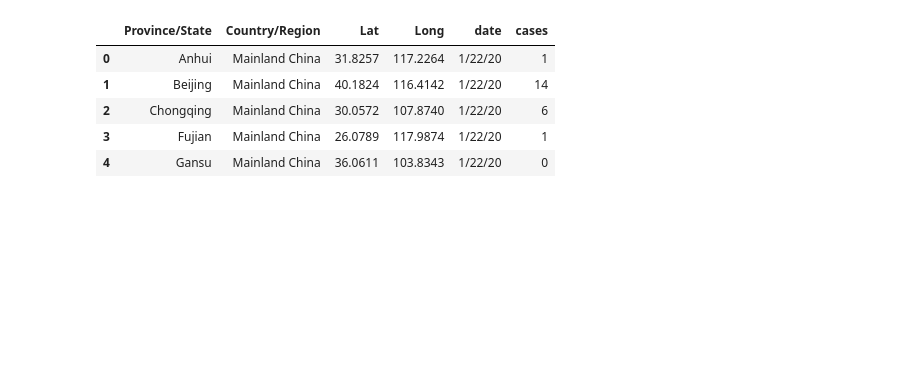
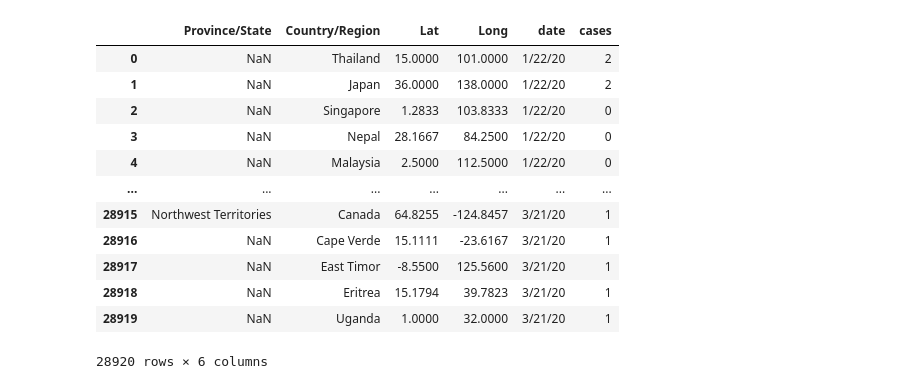
Before and after one commit to data-coder/jupyter-notebooks, a Jupyter notebook: Python_Data_Cleaning/COVID-19.ipynb, the cells around one changed output. Cells and saved outputs as stored; diff of their text form; code cells hidden in the pictures; blank space fills up the shorter version.

```diff
--- a/Python_Data_Cleaning/COVID-19.ipynb
+++ b/Python_Data_Cleaning/COVID-19.ipynb
@@ -29,13 +33,20 @@ Index(['Province/State', 'Country/Region', 'Lat', 'Long', '1/22/20', '1/23/20',
 # %%
 df2 = pd.melt(df,
               id_vars=['Province/State', 'Country/Region', 'Lat', 'Long'],
               value_name='cases',
               var_name='date')
-df2.head(5)
+df2
 # %% [output]
 |  | Province/State | Country/Region | Lat | Long | date | cases |
-| 0 | Anhui | Mainland China | 31.8257 | 117.2264 | 1/22/20 | 1 |
-| 1 | Beijing | Mainland China | 40.1824 | 116.4142 | 1/22/20 | 14 |
-| 2 | Chongqing | Mainland China | 30.0572 | 107.8740 | 1/22/20 | 6 |
-| 3 | Fujian | Mainland China | 26.0789 | 117.9874 | 1/22/20 | 1 |
-| 4 | Gansu | Mainland China | 36.0611 | 103.8343 | 1/22/20 | 0 |
+| 0 | NaN | Thailand | 15.0000 | 101.0000 | 1/22/20 | 2 |
+| 1 | NaN | Japan | 36.0000 | 138.0000 | 1/22/20 | 2 |
+| 2 | NaN | Singapore | 1.2833 | 103.8333 | 1/22/20 | 0 |
+| 3 | NaN | Nepal | 28.1667 | 84.2500 | 1/22/20 | 0 |
+| 4 | NaN | Malaysia | 2.5000 | 112.5000 | 1/22/20 | 0 |
+| ... | ... | ... | ... | ... | ... | ... |
+| 28915 | Northwest Territories | Canada | 64.8255 | -124.8457 | 3/21/20 | 1 |
+| 28916 | NaN | Cape Verde | 15.1111 | -23.6167 | 3/21/20 | 1 |
+| 28917 | NaN | East Timor | -8.5500 | 125.5600 | 3/21/20 | 1 |
+| 28918 | NaN | Eritrea | 15.1794 | 39.7823 | 3/21/20 | 1 |
+| 28919 | NaN | Uganda | 1.0000 | 32.0000 | 3/21/20 | 1 |
+28920 rows × 6 columns
```
Also changed, not shown: parts of 25 cells of this notebook, 1 other file.
